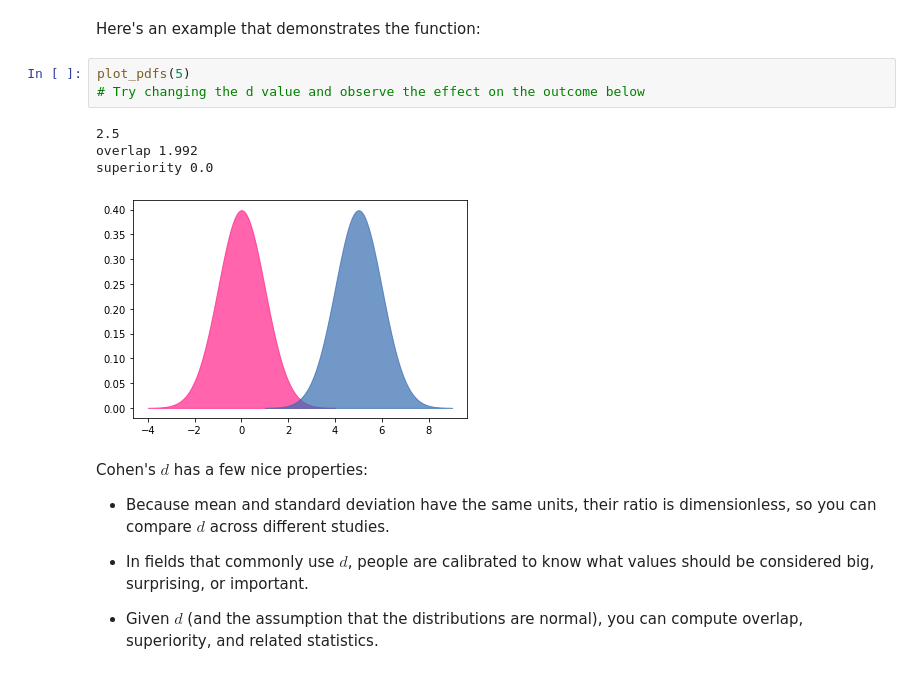
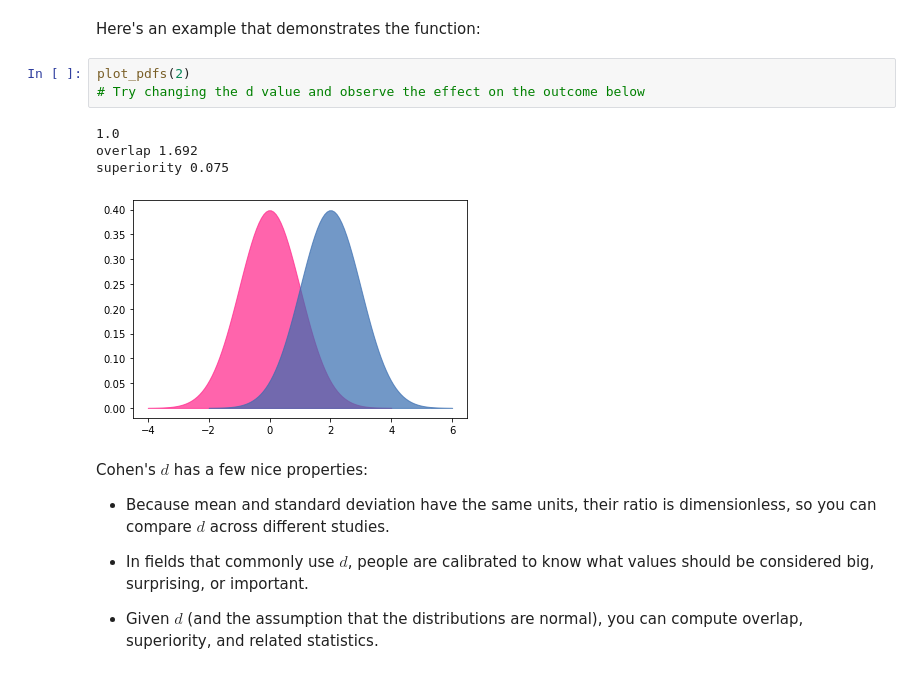
Before and after one commit to Giwanji/dsc-effect-sizes, a Jupyter notebook: index.ipynb, the cells around one changed output. Cells and saved outputs as stored; diff of their text form.

```diff
--- a/index.ipynb
+++ b/index.ipynb
@@ -432,13 +432,13 @@ def plot_pdfs(cohen_d=2):
 # %% [markdown]
 Here's an example that demonstrates the function:
 # %%
-plot_pdfs(5)
+plot_pdfs(2)
 # Try changing the d value and observe the effect on the outcome below
 # %% [output]
-2.5
-overlap 1.992
-superiority 0.0
+1.0
+overlap 1.692
+superiority 0.075
-[figure, old version]
+[figure, new version]
 # %% [markdown]
 Cohen's $d$ has a few nice properties:
 
```
